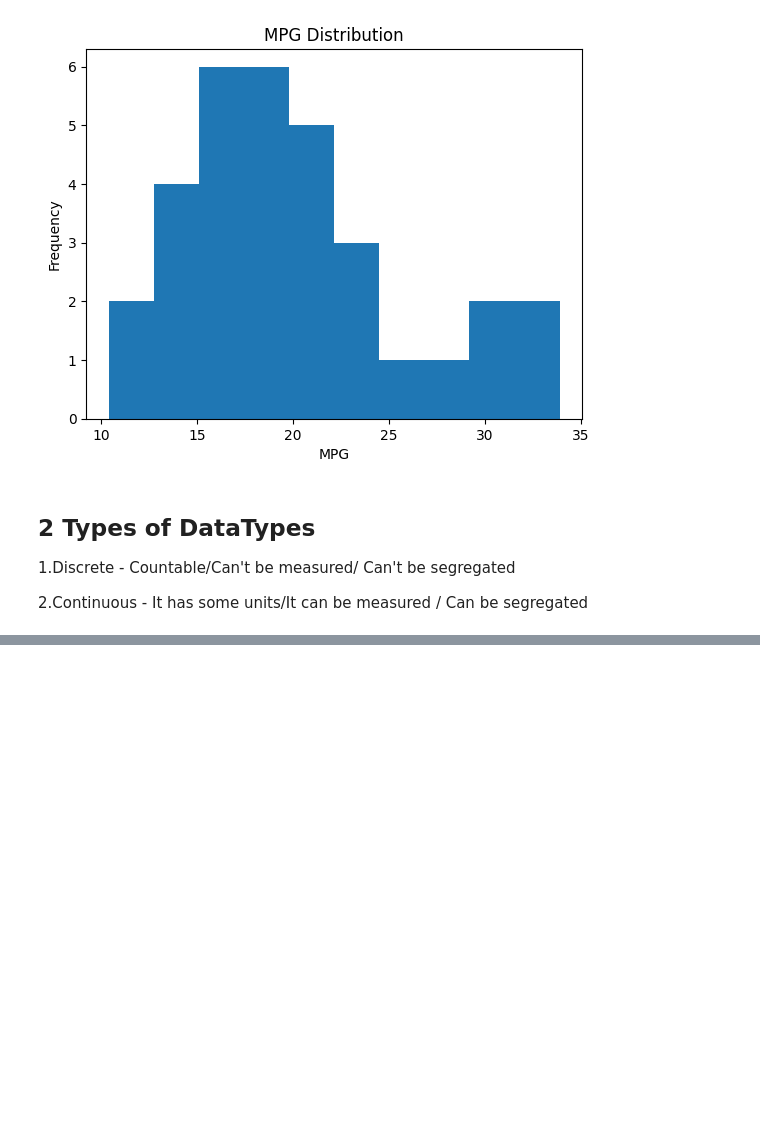
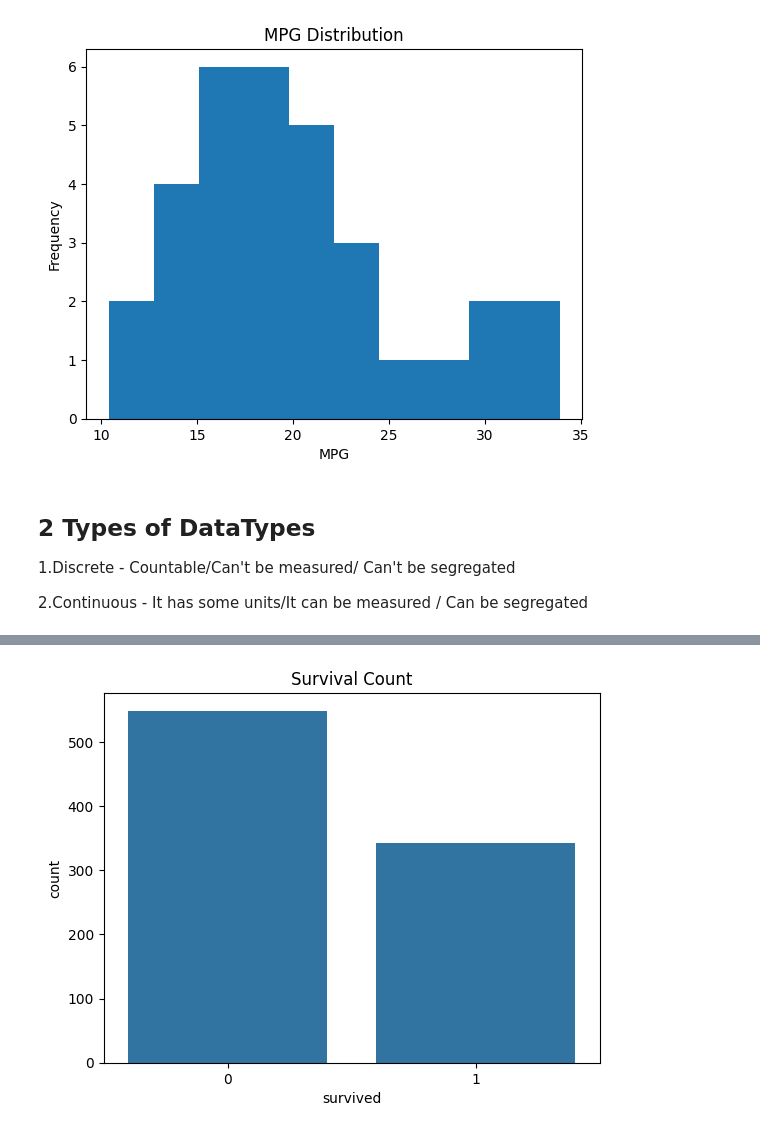
Before and after one commit to RangeshPandianPT/Data-Science_with-ML, a Jupyter notebook: Data_Visualization.ipynb, the cells around one changed output, grey strips where cells are left out. Saved outputs shown, nothing was run; the diff lists cells and outputs as text; code cells hidden in the pictures; blank space fills up the shorter version.

```diff
--- a/Data_Visualization.ipynb
+++ b/Data_Visualization.ipynb
@@ -84,0 +130,3 @@ plt.show()
+# %%
+titanic_data = sns.load_dataset(name ="titanic" )
+titanic_data
@@ -84,0 +147,6 @@ plt.show()
+# %%
+sns.countplot(x="survived", data=titanic_data)
+plt.title("Survival Count")
+plt.show()
+# %% [output]
+[figure, added]
```
Also changed, not shown: parts of 18 cells of this notebook.
